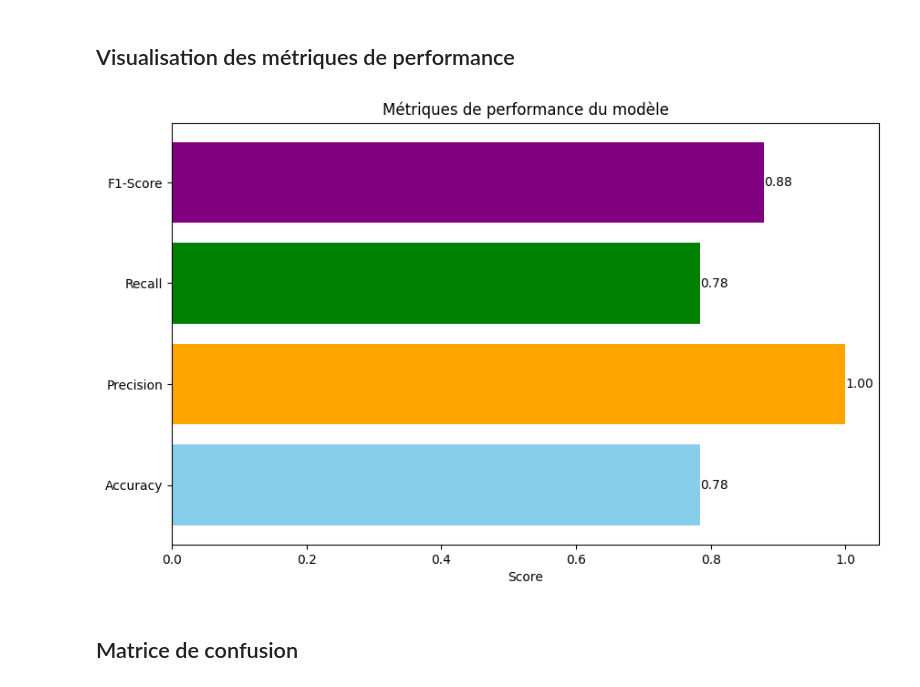
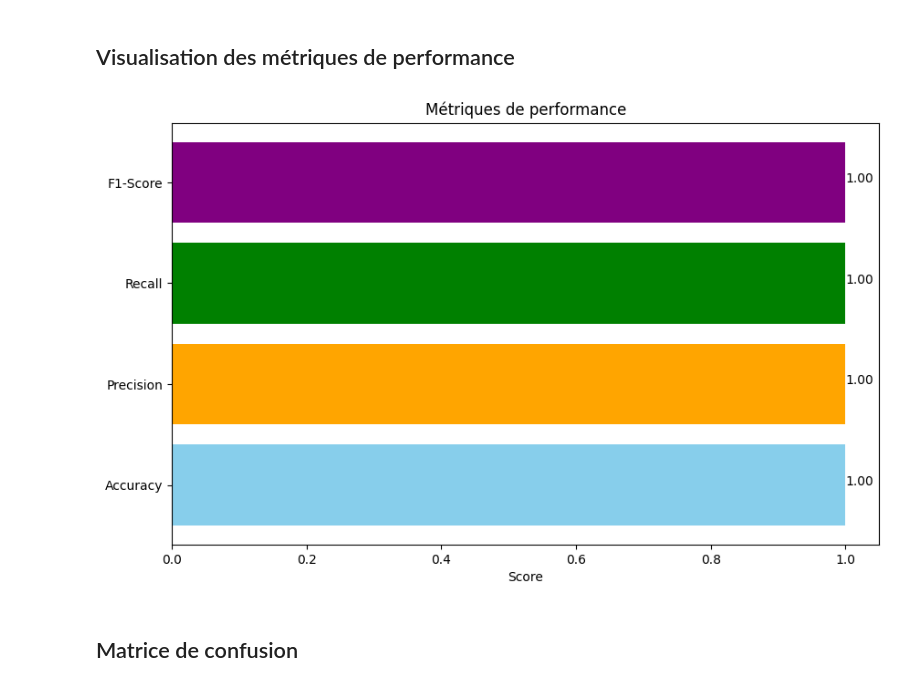
Before and after one commit to Leoglme/nlp_travel_order_resolver, a Jupyter notebook: evaluations/camembert_ner_evaluation/executed_notebook.ipynb, the cells around one changed output. Saved outputs shown, nothing was run; the diff lists cells and outputs as text; code cells hidden in the pictures.

```diff
--- a/evaluations/camembert_ner_evaluation/executed_notebook.ipynb
+++ b/evaluations/camembert_ner_evaluation/executed_notebook.ipynb
@@ -10,20 +14,18 @@ de visualisations des prédictions et d'analyses détaillées.
 # %%
 
 import matplotlib.pyplot as plt
 import json
 
-# Charger les métriques
-metrics = json.loads('''{"Accuracy": 0.7846724559480651, "Precision": 1.0, "Recall": 0.7846724559480651, "F1-Score": 0.8793461829176115}''')
+metrics = json.loads('''{"Accuracy": 1.0, "Precision": 1.0, "Recall": 1.0, "F1-Score": 1.0}''')
 
-# Visualiser les métriques
 plt.figure(figsize=(10, 6))
 plt.barh(list(metrics.keys()), list(metrics.values()), color=['skyblue', 'orange', 'green', 'purple'])
 plt.xlabel("Score")
-plt.title("Métriques de performance du modèle")
-for i, (key, val) in enumerate(metrics.items()):
-    plt.text(val, i, f"{val:.2f}", va='center')
+plt.title("Métriques de performance")
+for i, (key, value) in enumerate(metrics.items()):
+    plt.text(value, i, f"{value:.2f}")
 plt.show()
 # %% [output]
-[figure, old version]
+[figure, new version]
 # %% [markdown]
 ## Matrice de confusion
```
Also changed, not shown: parts of 14 cells of this notebook, 3 other files.
